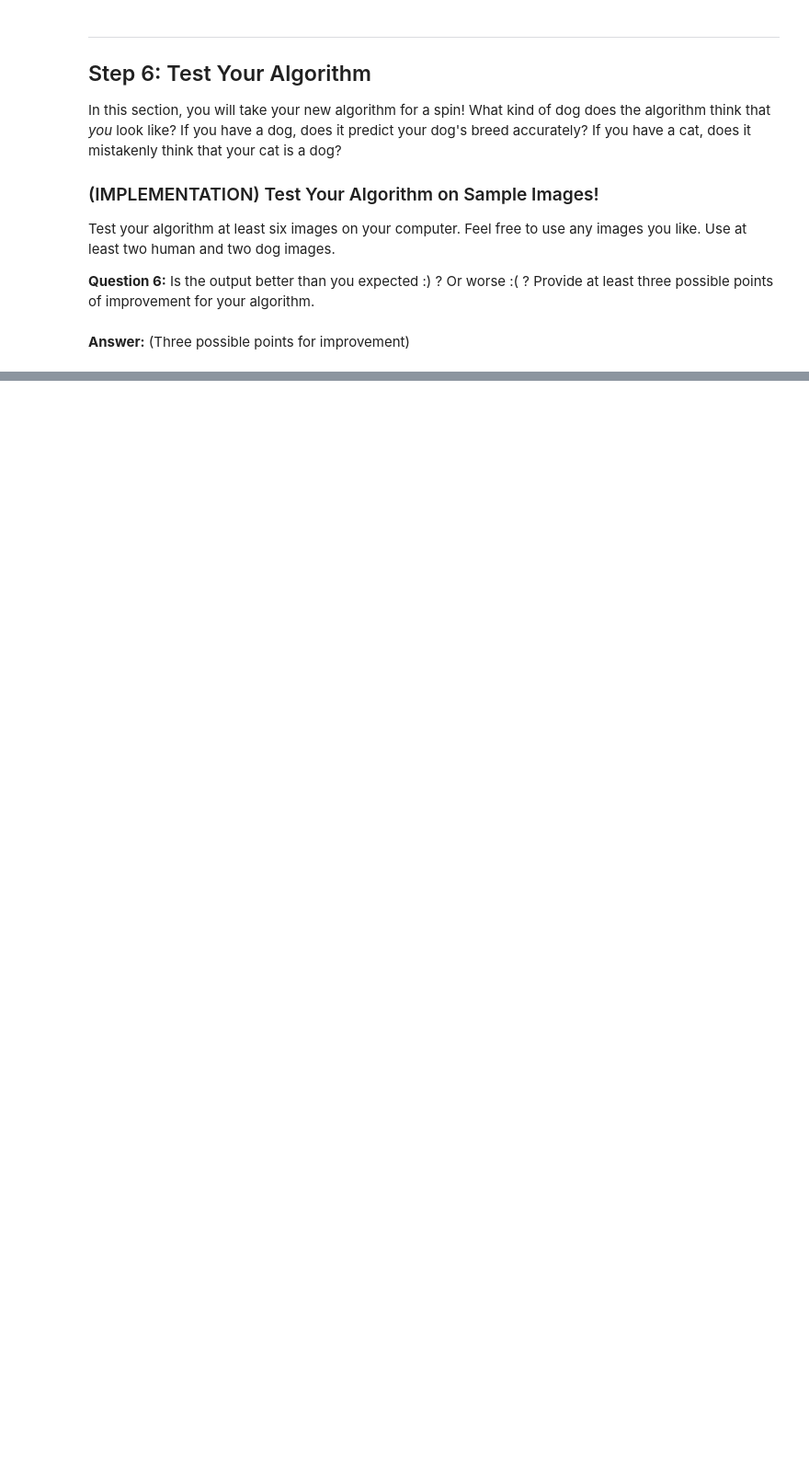
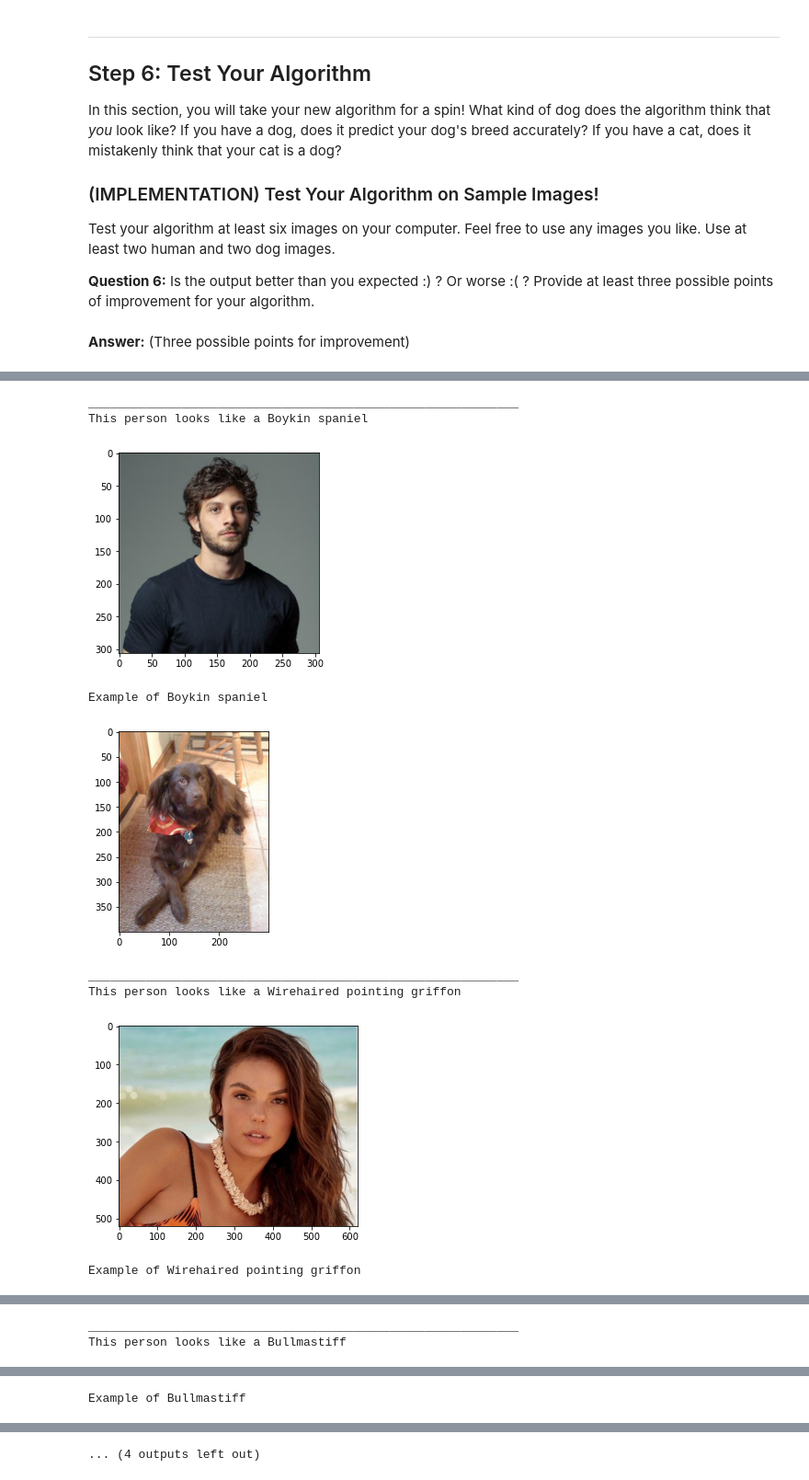
Before and after one commit to GuilhermeBaldo/project-dog-breed-classification, a Jupyter notebook: dog_app.ipynb, the cells around one changed output, grey strips where cells are left out. Shown at 92% size. Drawn from its saved outputs; the diff is of its cells as text; code cells hidden in the pictures; blank space fills up the shorter version.

Commit message:
added test images and resnet18

```diff
--- a/dog_app.ipynb
+++ b/dog_app.ipynb
@@ -592,7 +611,7 @@ import torchvision.models as models
 import torch.nn as nn
 
 ## TODO: Specify model architecture
-
+model_transfer = models.resnet18(pretrained=True)
 
 if use_cuda:
     model_transfer = model_transfer.cuda()
@@ -610,11 +626,14 @@ optimizer_transfer = None
+# %%
+criterion_transfer = nn.CrossEntropyLoss()
+optimizer_transfer = optim.Adam(model_transfer.parameters(), lr=0.001)
 # %% [markdown]
 ### (IMPLEMENTATION) Train and Validate the Model
 
 Train and validate your model in the code cell below.  [Save the final model parameters](http://pytorch.org/docs/master/notes/serialization.html) at filepath `'model_transfer.pt'`.
 # %%
 # train the model
-model_transfer = # train(n_epochs, loaders_transfer, model_transfer, optimizer_transfer, criterion_transfer, use_cuda, 'model_transfer.pt')
+model_transfer = train(20, loaders_transfer, model_transfer, optimizer_transfer, criterion_transfer, use_cuda, 'model_transfer.pt')
 
 # load the model that got the best validation accuracy (uncomment the line below)
-#model_transfer.load_state_dict(torch.load('model_transfer.pt'))
+model_transfer.load_state_dict(torch.load('model_transfer.pt'))
 # %% [output]
@@ -663,6 +702,17 @@ Some sample output for our algorithm is provided below, but feel free to design
 
 def run_app(img_path):
     ## handle cases for a human face, dog, and neither
+    if(dog_detector(img_path)):
+        dog_breed = predict_breed_transfer(img_path)
+        print(f"This dog is a {dog_breed}")
+        return dog_breed
+    elif(face_detector(img_path)):
+        dog_breed = predict_breed_transfer(img_path)
+        print(f"This person looks like a {dog_breed}")
+        return dog_breed
+    else:
+        print(f"Neither a dog nor a person was detected in the image")
+        return None
 # %% [markdown]
 ---
 <a id='step6'></a>
@@ -687,0 +763,35 @@ for file in np.hstack((human_files[:3], dog_files[:3])):
+# %%
+human_folder = 'testImages/human'
+dog_folder = 'dogImages/test'
+for img_filename in os.listdir(human_folder):
+    img_path = os.path.join(human_folder, img_filename)
+    img = Image.open(img_path)
+
+    print("____________________________________________________________")
+    dog_breed = run_app(img_path)
+
+    plt.imshow(np.asarray(img))
+    plt.show()
+
+    if(dog_breed):
+        dog_breed_fixed = "_".join(dog_breed.split(" "))
+
+        for dog_breed_folder in os.listdir(dog_folder):
+            if(dog_breed_fixed in dog_breed_folder):
+                dog_breed_img_filename = os.listdir(os.path.join(dog_folder, dog_breed_folder))[0]
+                dog_breed_img_path = os.path.join(dog_folder, dog_breed_folder, dog_breed_img_filename)
+                dog_breed_img = Image.open(dog_breed_img_path)
+
+        print(f"Example of {dog_breed}")
+        plt.imshow(dog_breed_img)
+        plt.show()
+# %% [output]
+____________________________________________________________
+This person looks like a Boykin spaniel
+[figure, added]
+Example of Boykin spaniel
+[figure, added]
+____________________________________________________________
+This person looks like a Wirehaired pointing griffon
+[figure, added]
+Example of Wirehaired pointing griffon
@@ -687,0 +799,2 @@ for file in np.hstack((human_files[:3], dog_files[:3])):
+____________________________________________________________
+This person looks like a Bullmastiff
@@ -687,0 +802 @@ for file in np.hstack((human_files[:3], dog_files[:3])):
+Example of Bullmastiff
@@ -687,0 +804 @@ for file in np.hstack((human_files[:3], dog_files[:3])):
+... (4 outputs left out)
```
Also changed, not shown: parts of 16 cells of this notebook, 29 other files.
